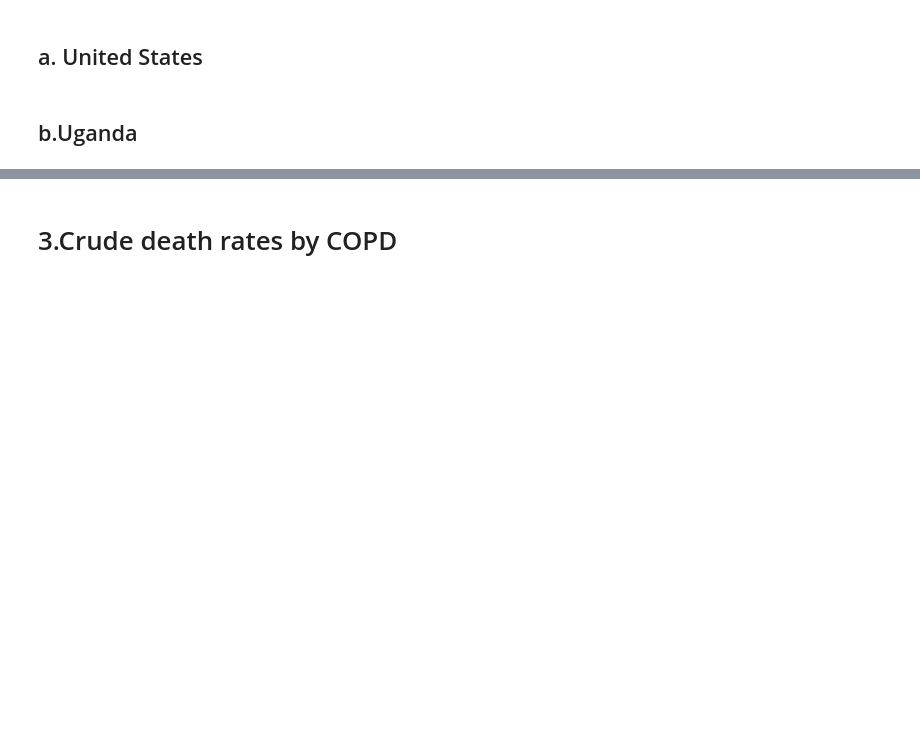
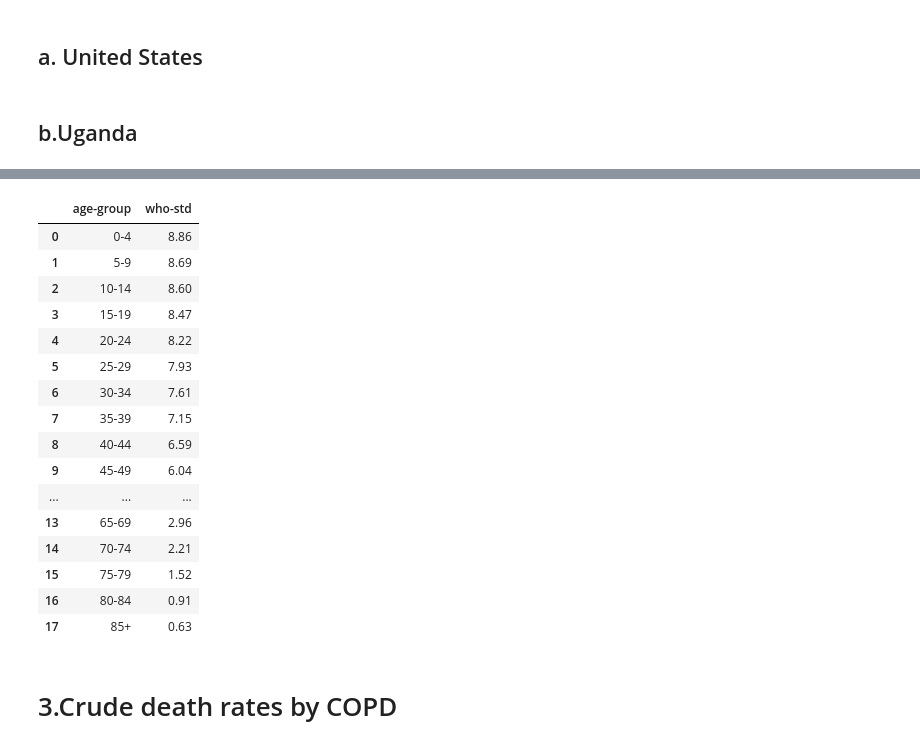
Before and after one commit to dqminhv/owid-copd-us-uganda, a Jupyter notebook: us_uganda_copd.ipynb, the cells around one changed output, grey strips where cells are left out. Saved outputs shown, nothing was run; the diff lists cells and outputs as text; code cells hidden in the pictures; blank space fills up the shorter version.

```diff
--- a/us_uganda_copd.ipynb
+++ b/us_uganda_copd.ipynb
@@ -91,3 +151,23 @@ uganda_pop_2019.reset_index(drop=True, inplace=True)
+# %%
+who_age_std
+# %% [output]
+|  | age-group | who-std |
+| 0 | 0-4 | 8.86 |
+| 1 | 5-9 | 8.69 |
+| 2 | 10-14 | 8.60 |
+| 3 | 15-19 | 8.47 |
+| 4 | 20-24 | 8.22 |
+| 5 | 25-29 | 7.93 |
+| 6 | 30-34 | 7.61 |
+| 7 | 35-39 | 7.15 |
+| 8 | 40-44 | 6.59 |
+| 9 | 45-49 | 6.04 |
+| ... | ... | ... |
+| 13 | 65-69 | 2.96 |
+| 14 | 70-74 | 2.21 |
+| 15 | 75-79 | 1.52 |
+| 16 | 80-84 | 0.91 |
+| 17 | 85+ | 0.63 |
 # %% [markdown]
 # 3.Crude death rates by COPD
 # %% [markdown]
```
Also changed, not shown: parts of 3 cells of this notebook.
